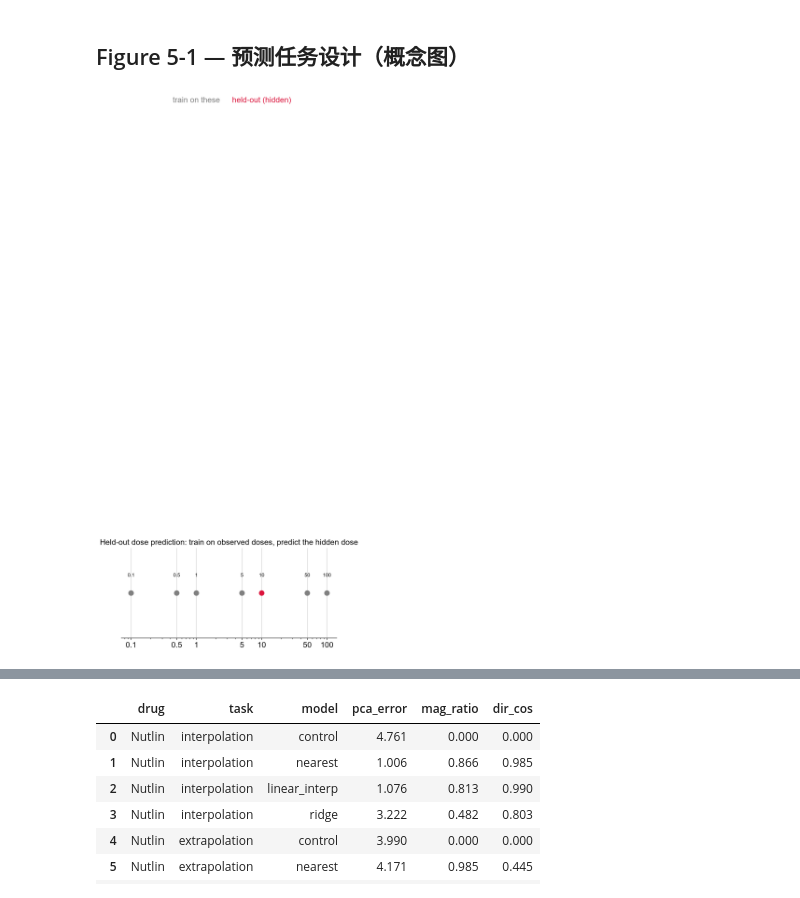
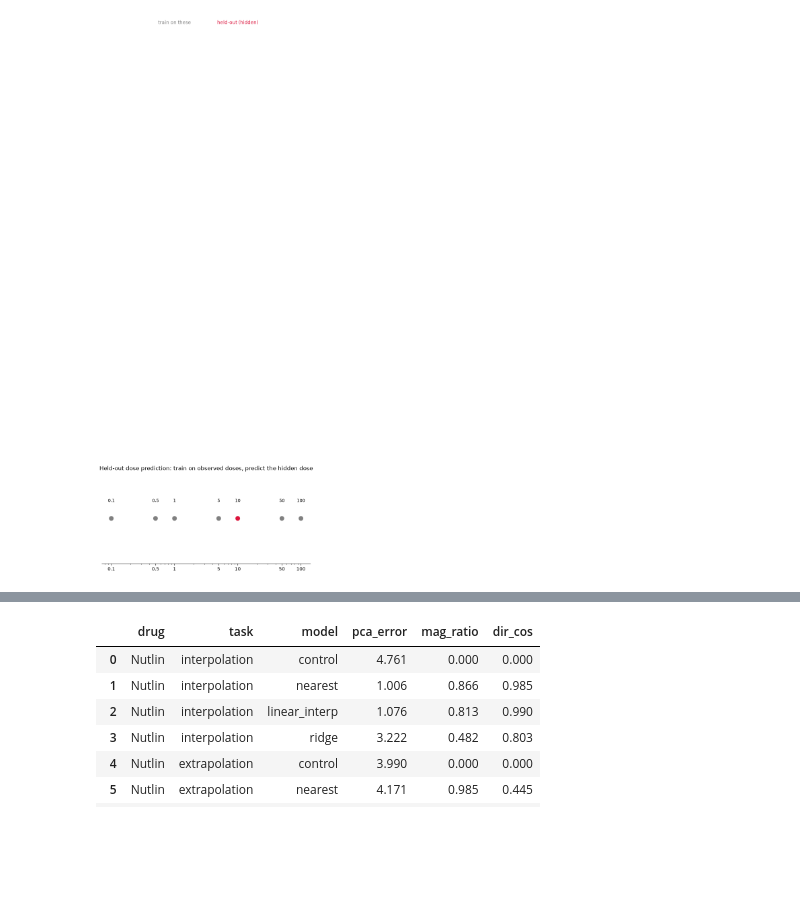
Before and after one commit to qiqigao164-ctrl/single-cell-drug-perturbation, a Jupyter notebook: notebooks/05_predictive_perturbation_modeling.ipynb, the cells around one changed output, grey strips where cells are left out. Cells and saved outputs as stored; diff of their text form; code cells hidden in the pictures; blank space fills up the shorter version.

Commit message:
Update research notebooks and project documentation

```diff
--- a/notebooks/05_predictive_perturbation_modeling.ipynb
+++ b/notebooks/05_predictive_perturbation_modeling.ipynb
@@ -18,11 +17,18 @@ import scanpy as sc
 import matplotlib.pyplot as plt
 from pathlib import Path
 from sklearn.linear_model import Ridge
+import gseapy as gp
 
-DATA_DIR = Path("data") if Path("data").exists() else Path("..") / "data"
-FIG_DIR = Path("figures"); FIG_DIR.mkdir(exist_ok=True)
-RES_DIR = Path("results") / "task5"; RES_DIR.mkdir(parents=True, exist_ok=True)
-sc.settings.set_figure_params(dpi=100, dpi_save=300, frameon=False)
+PROJECT_ROOT = Path.cwd()
+if not (PROJECT_ROOT / "README.md").exists():
+    if (PROJECT_ROOT.parent / "README.md").exists():
+        PROJECT_ROOT = PROJECT_ROOT.parent
+
+DATA_DIR = PROJECT_ROOT / "data"
+FIG_DIR = PROJECT_ROOT / "figures" / "prediction"
+RES_DIR = PROJECT_ROOT / "results"
+TASK4_RES = RES_DIR / "task4"
+FIG_DIR.mkdir(parents=True, exist_ok=True)
+RES_DIR.mkdir(parents=True, exist_ok=True)
 
 adata = sc.read_h5ad(DATA_DIR / "processed" / "adata_perturbation_landscape.h5ad")
-adata
@@ -102,19 +54,16 @@ cnt
-# %% [markdown]
-## Figure 5-1 — 预测任务设计（概念图）
 # %%
-fig, ax = plt.subplots(figsize=(7, 3))
+fig, ax = plt.subplots(figsize=(8, 3.5))
 doses = [0.1, 0.5, 1, 5, 10, 50, 100]
 y = [0]*len(doses)
 ax.scatter(doses, y, s=80, c=['gray' if d != 10 else 'crimson' for d in doses], zorder=3)
 ax.annotate('held-out (hidden)', (10, 0), xytext=(10, 0.6), ha='center', color='crimson')
 ax.annotate('train on these', (1, 0), xytext=(1, 0.6), ha='center', color='gray')
 for d in doses:
     ax.annotate(f'{d}', (d, 0.02), ha='center', fontsize=9)
 ax.set_xscale('log'); ax.set_xticks(doses); ax.set_xticklabels([str(d) for d in doses])
 ax.set_yticks([]); ax.spines[['left','top','right']].set_visible(False)
 ax.set_title('Held-out dose prediction: train on observed doses, predict the hidden dose')
-fig.tight_layout()
 fig.savefig(FIG_DIR / 'task5_prediction_design.png', dpi=300, bbox_inches='tight')
 plt.show()
 # %% [output]
-[figure, old version]
+[figure, new version]
```
Also changed, not shown: parts of 49 cells of this notebook, 29 other files.
